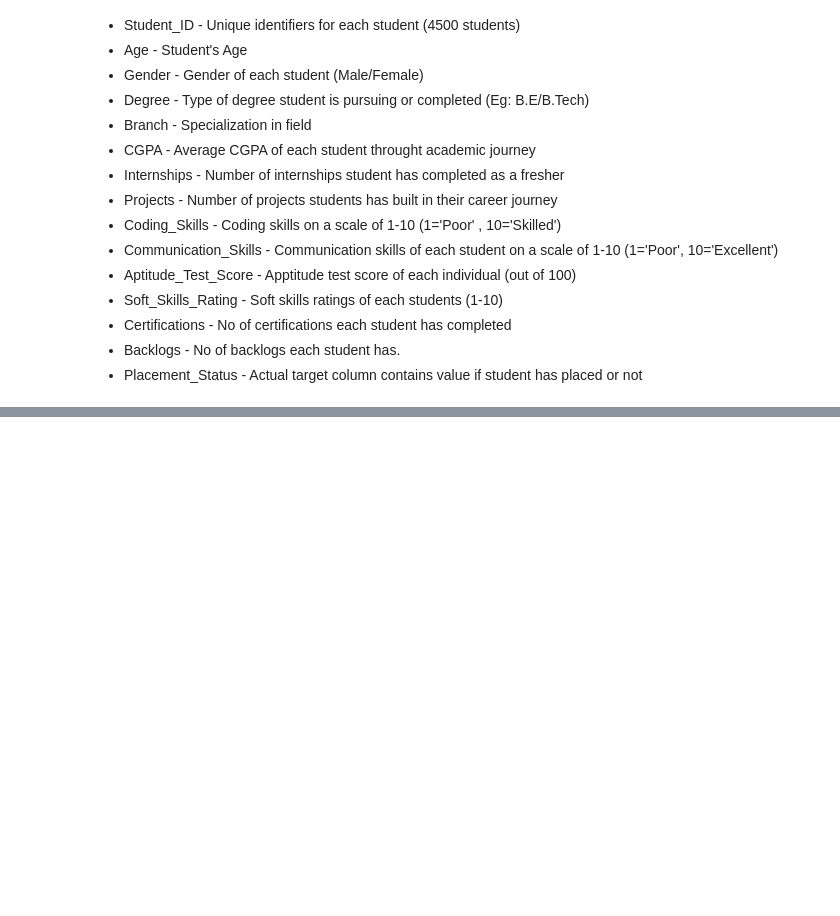
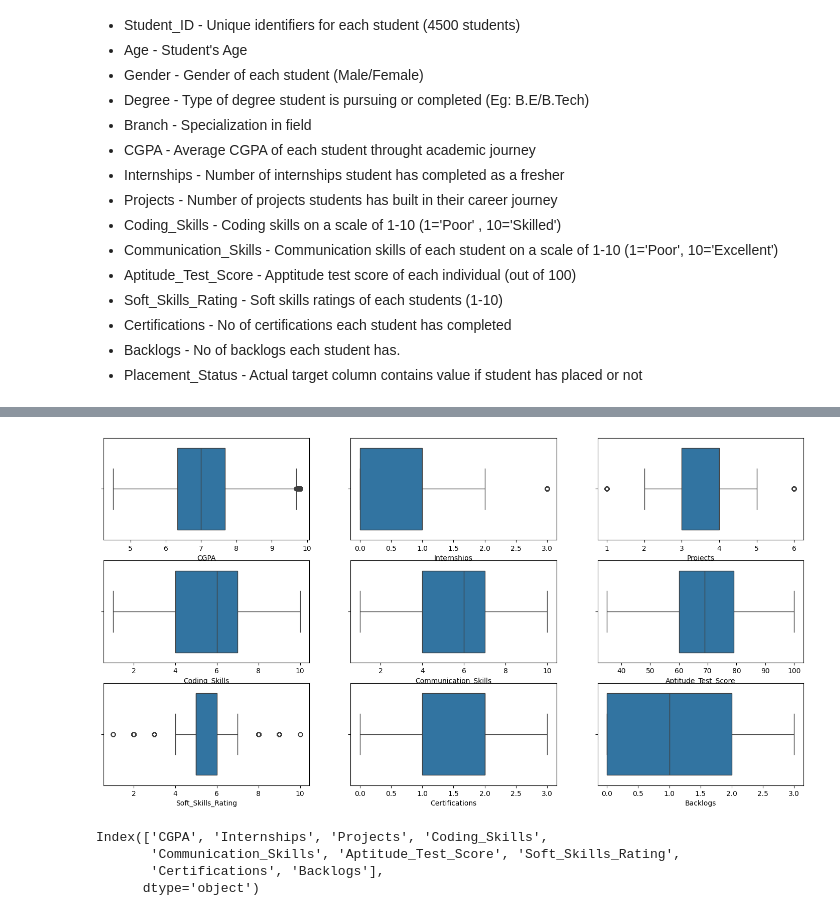
Before and after one commit to aditya-3645/Student_placement_status_ML, a Jupyter notebook: analysis.ipynb, the cells around one changed output, grey strips where cells are left out. Drawn from its saved outputs; the diff is of its cells as text; code cells hidden in the pictures; blank space fills up the shorter version.

```diff
--- a/analysis.ipynb
+++ b/analysis.ipynb
@@ -148,0 +156,14 @@ array(['Student_ID', 'Age', 'Gender', 'Degree', 'Branch',
+# %%
+plt.figure(figsize=(18,9))
+for i in range(0,len(Num_features)):
+    plt.subplot(3,3,i+1)
+    sns.boxplot(x=df[Num_features[i]])
+# %% [output]
+[figure, added]
+# %%
+Num_features
+# %% [output]
+Index(['CGPA', 'Internships', 'Projects', 'Coding_Skills',
+       'Communication_Skills', 'Aptitude_Test_Score', 'Soft_Skills_Rating',
+       'Certifications', 'Backlogs'],
+      dtype='object')
```
Also changed, not shown: parts of 21 cells of this notebook.
